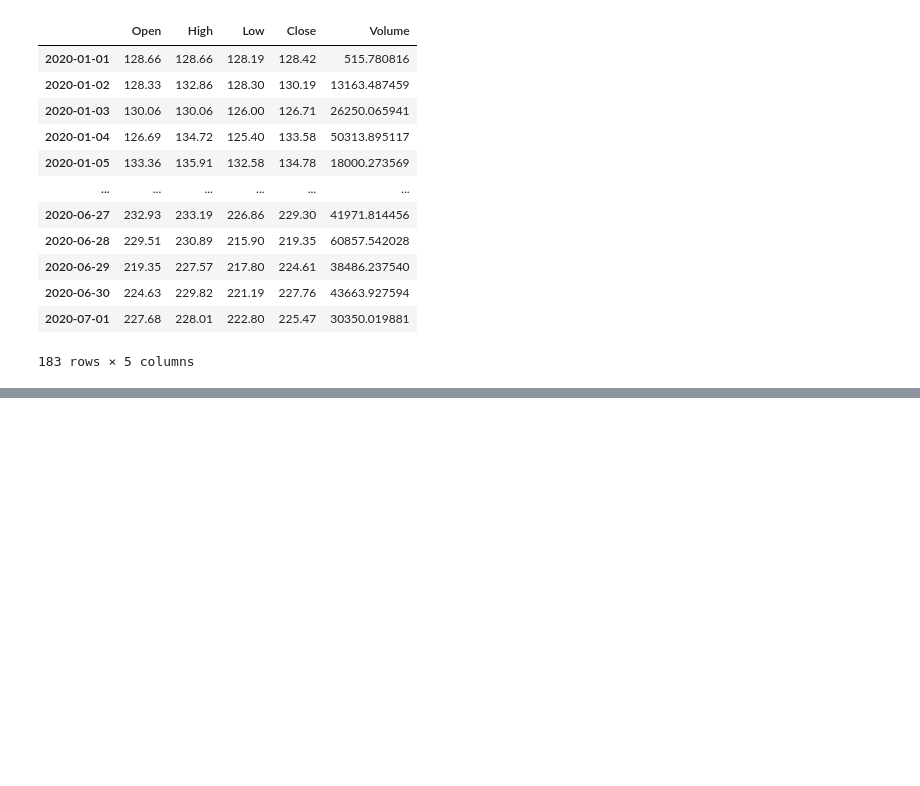
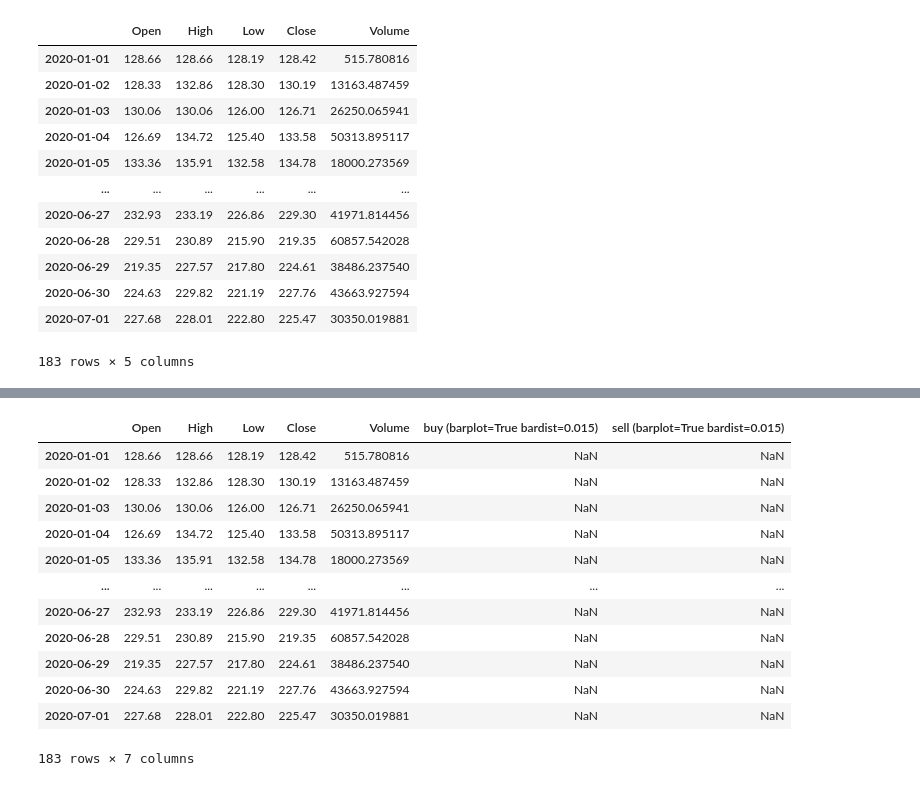
Before and after one commit to avepus/crypto-model, a Jupyter notebook: notebooks/backtrader_multiple_timeframe_playground.ipynb, the cells around one changed output, grey strips where cells are left out. Saved outputs shown, nothing was run; the diff lists cells and outputs as text; code cells hidden in the pictures; blank space fills up the shorter version.

```diff
--- a/notebooks/backtrader_multiple_timeframe_playground.ipynb
+++ b/notebooks/backtrader_multiple_timeframe_playground.ipynb
@@ -164,0 +197,16 @@ ValueError: Length of values (1093) does not match length of index (183)
+# %%
+res[1]
+# %% [output]
+|  | Open | High | Low | Close | Volume | buy (barplot=True bardist=0.015) | sell (barplot=True bardist=0.015) |
+| 2020-01-01 | 128.66 | 128.66 | 128.19 | 128.42 | 515.780816 | NaN | NaN |
+| 2020-01-02 | 128.33 | 132.86 | 128.30 | 130.19 | 13163.487459 | NaN | NaN |
+| 2020-01-03 | 130.06 | 130.06 | 126.00 | 126.71 | 26250.065941 | NaN | NaN |
+| 2020-01-04 | 126.69 | 134.72 | 125.40 | 133.58 | 50313.895117 | NaN | NaN |
+| 2020-01-05 | 133.36 | 135.91 | 132.58 | 134.78 | 18000.273569 | NaN | NaN |
+| ... | ... | ... | ... | ... | ... | ... | ... |
+| 2020-06-27 | 232.93 | 233.19 | 226.86 | 229.30 | 41971.814456 | NaN | NaN |
+| 2020-06-28 | 229.51 | 230.89 | 215.90 | 219.35 | 60857.542028 | NaN | NaN |
+| 2020-06-29 | 219.35 | 227.57 | 217.80 | 224.61 | 38486.237540 | NaN | NaN |
+| 2020-06-30 | 224.63 | 229.82 | 221.19 | 227.76 | 43663.927594 | NaN | NaN |
+| 2020-07-01 | 227.68 | 228.01 | 222.80 | 225.47 | 30350.019881 | NaN | NaN |
+183 rows × 7 columns
```
Also changed, not shown: parts of 3 cells of this notebook, 2 other files.
